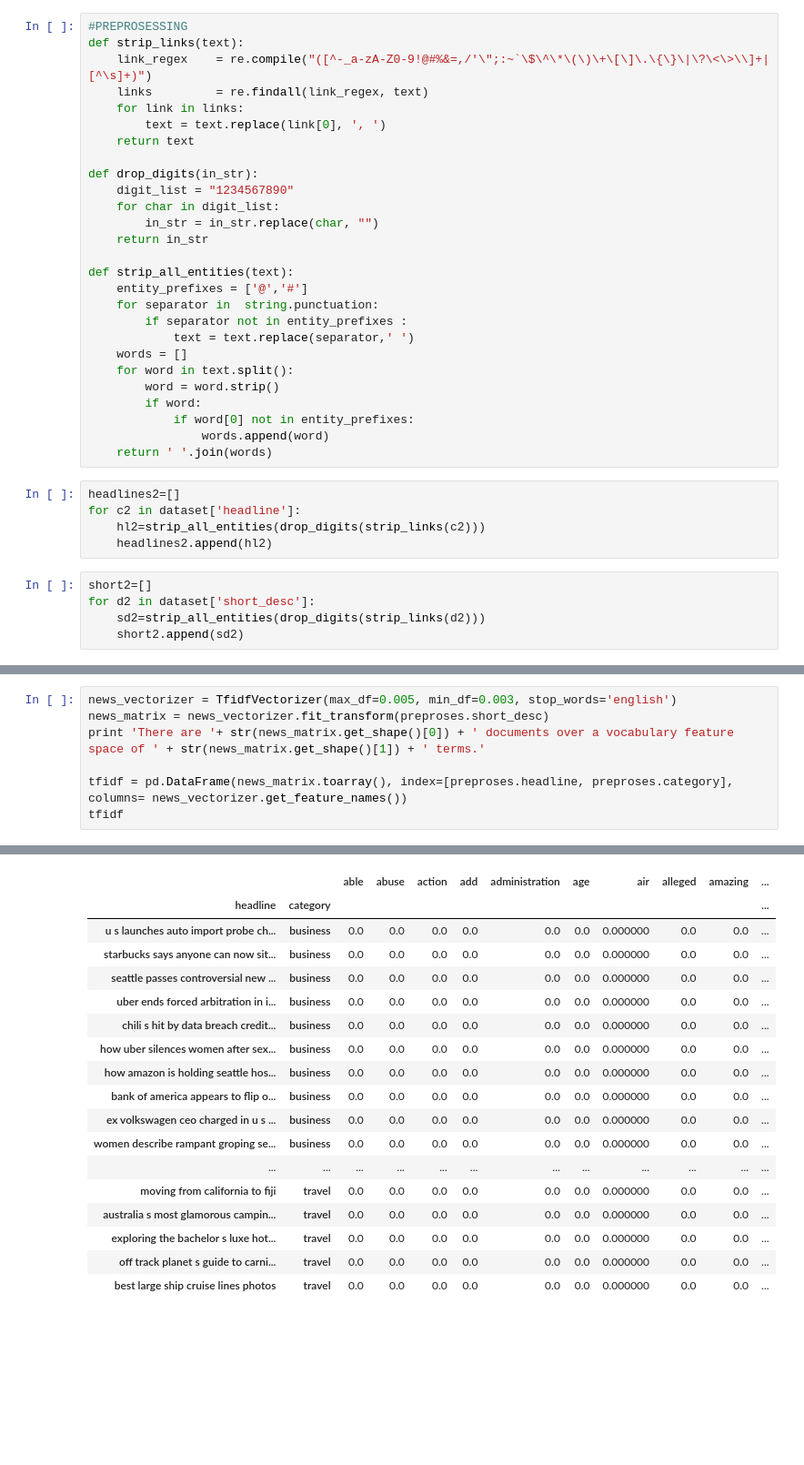
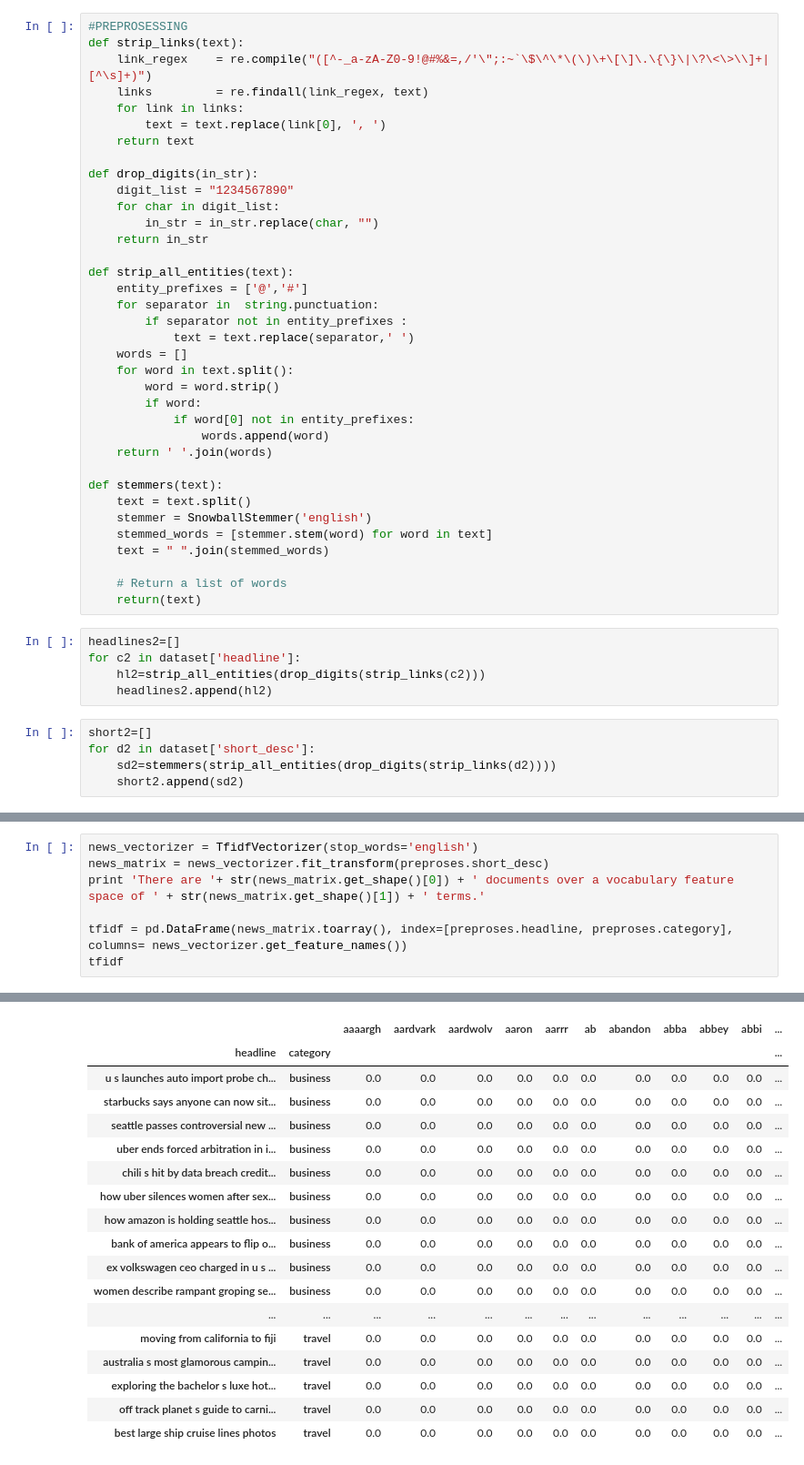
Before and after one commit to rezaindah/smaa2019, a Jupyter notebook: projectSMA.ipynb, the cells around one changed output, grey strips where cells are left out. Shown: that part at 91% size. Cells and saved outputs as stored; diff of their text form; blank space fills up the shorter version.

```diff
--- a/projectSMA.ipynb
+++ b/projectSMA.ipynb
@@ -94,6 +114,15 @@ def strip_all_entities(text):
             if word[0] not in entity_prefixes:
                 words.append(word)
     return ' '.join(words)
+
+def stemmers(text):
+    text = text.split()
+    stemmer = SnowballStemmer('english')
+    stemmed_words = [stemmer.stem(word) for word in text]
+    text = " ".join(stemmed_words)
+
+    # Return a list of words
+    return(text)
 # %%
 headlines2=[]
 for c2 in dataset['headline']:
@@ -102,7 +131,7 @@ for c2 in dataset['headline']:
 # %%
 short2=[]
 for d2 in dataset['short_desc']:
-    sd2=strip_all_entities(drop_digits(strip_links(d2)))
+    sd2=stemmers(strip_all_entities(drop_digits(strip_links(d2))))
     short2.append(sd2)
 # %%
 preproses = pd.DataFrame(dict(category=dataset.category, headline=headlines2, short_desc=short2))
@@ -129,5 +160,5 @@ preproses
 # %%
-news_vectorizer = TfidfVectorizer(max_df=0.005, min_df=0.003, stop_words='english')
+news_vectorizer = TfidfVectorizer(stop_words='english')
 news_matrix = news_vectorizer.fit_transform(preproses.short_desc)
 print 'There are '+ str(news_matrix.get_shape()[0]) + ' documents over a vocabulary feature space of ' + str(news_matrix.get_shape()[1]) + ' terms.'
 
@@ -138,18 +169,18 @@ There are 13650 documents over a vocabulary feature space of 307 terms.
-|  |  | able | abuse | action | add | administration | age | air | alleged | amazing | ... |
-| headline | category |  |  |  |  |  |  |  |  |  | ... |
-| u s launches auto import probe ch... | business | 0.0 | 0.0 | 0.0 | 0.0 | 0.0 | 0.0 | 0.000000 | 0.0 | 0.0 | ... |
-| starbucks says anyone can now sit... | business | 0.0 | 0.0 | 0.0 | 0.0 | 0.0 | 0.0 | 0.000000 | 0.0 | 0.0 | ... |
-| seattle passes controversial new ... | business | 0.0 | 0.0 | 0.0 | 0.0 | 0.0 | 0.0 | 0.000000 | 0.0 | 0.0 | ... |
-| uber ends forced arbitration in i... | business | 0.0 | 0.0 | 0.0 | 0.0 | 0.0 | 0.0 | 0.000000 | 0.0 | 0.0 | ... |
-| chili s hit by data breach credit... | business | 0.0 | 0.0 | 0.0 | 0.0 | 0.0 | 0.0 | 0.000000 | 0.0 | 0.0 | ... |
-| how uber silences women after sex... | business | 0.0 | 0.0 | 0.0 | 0.0 | 0.0 | 0.0 | 0.000000 | 0.0 | 0.0 | ... |
-| how amazon is holding seattle hos... | business | 0.0 | 0.0 | 0.0 | 0.0 | 0.0 | 0.0 | 0.000000 | 0.0 | 0.0 | ... |
-| bank of america appears to flip o... | business | 0.0 | 0.0 | 0.0 | 0.0 | 0.0 | 0.0 | 0.000000 | 0.0 | 0.0 | ... |
-| ex volkswagen ceo charged in u s ... | business | 0.0 | 0.0 | 0.0 | 0.0 | 0.0 | 0.0 | 0.000000 | 0.0 | 0.0 | ... |
-| women describe rampant groping se... | business | 0.0 | 0.0 | 0.0 | 0.0 | 0.0 | 0.0 | 0.000000 | 0.0 | 0.0 | ... |
-| ... | ... | ... | ... | ... | ... | ... | ... | ... | ... | ... | ... |
-| moving from california to fiji | travel | 0.0 | 0.0 | 0.0 | 0.0 | 0.0 | 0.0 | 0.000000 | 0.0 | 0.0 | ... |
-| australia s most glamorous campin... | travel | 0.0 | 0.0 | 0.0 | 0.0 | 0.0 | 0.0 | 0.000000 | 0.0 | 0.0 | ... |
-| exploring the bachelor s luxe hot... | travel | 0.0 | 0.0 | 0.0 | 0.0 | 0.0 | 0.0 | 0.000000 | 0.0 | 0.0 | ... |
-| off track planet s guide to carni... | travel | 0.0 | 0.0 | 0.0 | 0.0 | 0.0 | 0.0 | 0.000000 | 0.0 | 0.0 | ... |
-| best large ship cruise lines photos | travel | 0.0 | 0.0 | 0.0 | 0.0 | 0.0 | 0.0 | 0.000000 | 0.0 | 0.0 | ... |
+|  |  | aaaargh | aardvark | aardwolv | aaron | aarrr | ab | abandon | abba | abbey | abbi | ... |
+| headline | category |  |  |  |  |  |  |  |  |  |  | ... |
+| u s launches auto import probe ch... | business | 0.0 | 0.0 | 0.0 | 0.0 | 0.0 | 0.0 | 0.0 | 0.0 | 0.0 | 0.0 | ... |
+| starbucks says anyone can now sit... | business | 0.0 | 0.0 | 0.0 | 0.0 | 0.0 | 0.0 | 0.0 | 0.0 | 0.0 | 0.0 | ... |
+| seattle passes controversial new ... | business | 0.0 | 0.0 | 0.0 | 0.0 | 0.0 | 0.0 | 0.0 | 0.0 | 0.0 | 0.0 | ... |
+| uber ends forced arbitration in i... | business | 0.0 | 0.0 | 0.0 | 0.0 | 0.0 | 0.0 | 0.0 | 0.0 | 0.0 | 0.0 | ... |
+| chili s hit by data breach credit... | business | 0.0 | 0.0 | 0.0 | 0.0 | 0.0 | 0.0 | 0.0 | 0.0 | 0.0 | 0.0 | ... |
+| how uber silences women after sex... | business | 0.0 | 0.0 | 0.0 | 0.0 | 0.0 | 0.0 | 0.0 | 0.0 | 0.0 | 0.0 | ... |
+| how amazon is holding seattle hos... | business | 0.0 | 0.0 | 0.0 | 0.0 | 0.0 | 0.0 | 0.0 | 0.0 | 0.0 | 0.0 | ... |
+| bank of america appears to flip o... | business | 0.0 | 0.0 | 0.0 | 0.0 | 0.0 | 0.0 | 0.0 | 0.0 | 0.0 | 0.0 | ... |
+| ex volkswagen ceo charged in u s ... | business | 0.0 | 0.0 | 0.0 | 0.0 | 0.0 | 0.0 | 0.0 | 0.0 | 0.0 | 0.0 | ... |
+| women describe rampant groping se... | business | 0.0 | 0.0 | 0.0 | 0.0 | 0.0 | 0.0 | 0.0 | 0.0 | 0.0 | 0.0 | ... |
+| ... | ... | ... | ... | ... | ... | ... | ... | ... | ... | ... | ... | ... |
+| moving from california to fiji | travel | 0.0 | 0.0 | 0.0 | 0.0 | 0.0 | 0.0 | 0.0 | 0.0 | 0.0 | 0.0 | ... |
+| australia s most glamorous campin... | travel | 0.0 | 0.0 | 0.0 | 0.0 | 0.0 | 0.0 | 0.0 | 0.0 | 0.0 | 0.0 | ... |
+| exploring the bachelor s luxe hot... | travel | 0.0 | 0.0 | 0.0 | 0.0 | 0.0 | 0.0 | 0.0 | 0.0 | 0.0 | 0.0 | ... |
+| off track planet s guide to carni... | travel | 0.0 | 0.0 | 0.0 | 0.0 | 0.0 | 0.0 | 0.0 | 0.0 | 0.0 | 0.0 | ... |
+| best large ship cruise lines photos | travel | 0.0 | 0.0 | 0.0 | 0.0 | 0.0 | 0.0 | 0.0 | 0.0 | 0.0 | 0.0 | ... |
```
Also changed, not shown: parts of 32 cells of this notebook, 1 other file.
